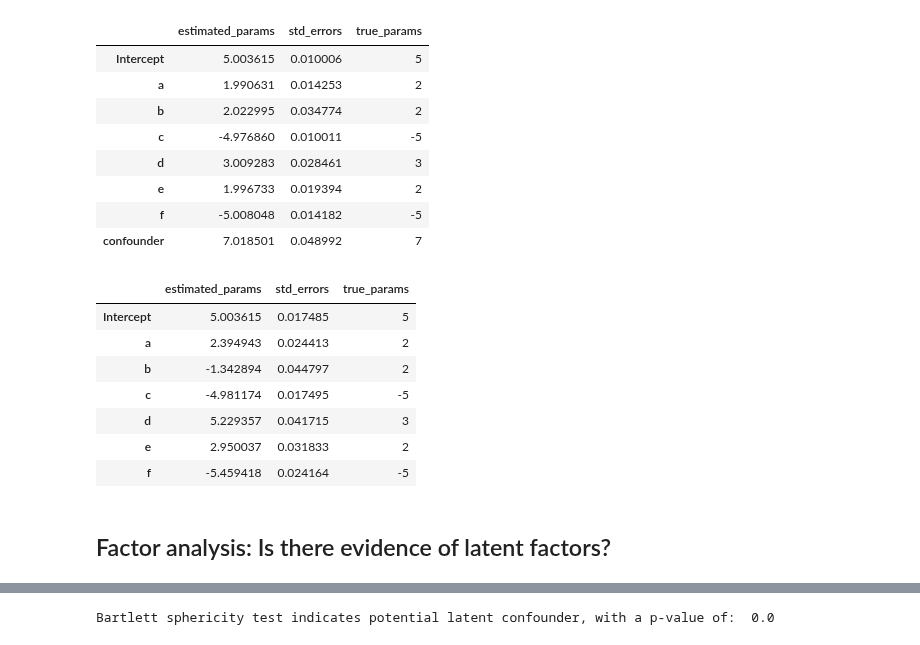
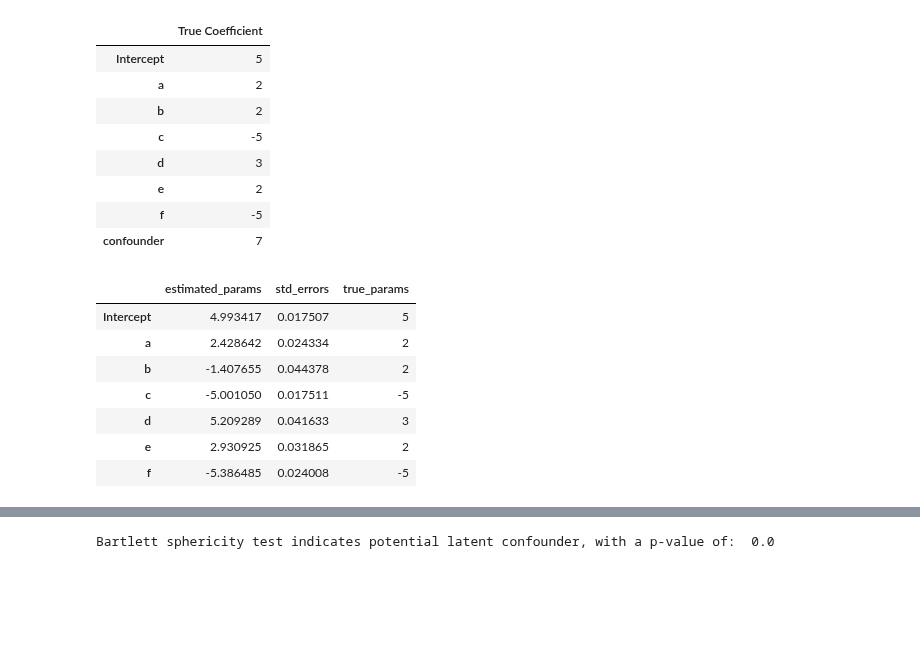
Before and after one commit to hassan-obeid/tr_b_causal_2020, a Jupyter notebook: notebooks/working/investigating_deconfounder.ipynb, the cells around one changed output, grey strips where cells are left out. Cells and saved outputs as stored; diff of their text form; code cells hidden in the pictures; blank space fills up the shorter version.

```diff
--- a/notebooks/working/investigating_deconfounder.ipynb
+++ b/notebooks/working/investigating_deconfounder.ipynb
@@ -130,11 +147,13 @@ df = (df[X_columns] - df[X_columns].mean())/df[X_columns].std()
 
 # df['confounder'] = confounder - confounder.mean()/confounder.std()
 
-y = 5 + 2*df['a'] + 2*df['b'] - 5*df['c'] + 3*df['d'] + 2*df['e'] - 5*df['f'] + 7*df['confounder'] + np.random.normal(loc=0,scale=1,size=sample_size)
+y = (5 + 2*df['a'] + 2*df['b'] - 5*df['c'] +
+     3*df['d'] + 2*df['e'] - 5*df['f'] + 7*df['confounder']
+     + np.random.normal(loc=0,scale=1,size=sample_size))
 
 df['y'] = y
 
-# coeffs_true = [5,2,2,-5,3,2,-5,7]
+coeffs_true = [5,2,2,-5,3,2,-5,7]
 
 # plt.hist(confounder, bins = 50)
 
@@ -157,22 +178,22 @@ df.head()
 # %%
 model_full = smf.ols("y ~ a+b+c+d+e+f + confounder", data=df)
 results_full = model_full.fit()
 results_df_full = pd.DataFrame(results_full.params, columns = ['estimated_params'])
 results_df_full['std_errors'] = results_full.bse
-results_df_full['true_params'] = coeffs_true
-results_df_full
+results_df_full['True Coefficient'] = coeffs_true
+results_df_full[['True Coefficient']]
 # %% [output]
-|  | estimated_params | std_errors | true_params |
-| Intercept | 5.003615 | 0.010006 | 5 |
-| a | 1.990631 | 0.014253 | 2 |
-| b | 2.022995 | 0.034774 | 2 |
-| c | -4.976860 | 0.010011 | -5 |
-| d | 3.009283 | 0.028461 | 3 |
-| e | 1.996733 | 0.019394 | 2 |
-| f | -5.008048 | 0.014182 | -5 |
-| confounder | 7.018501 | 0.048992 | 7 |
+|  | True Coefficient |
+| Intercept | 5 |
+| a | 2 |
+| b | 2 |
+| c | -5 |
+| d | 3 |
+| e | 2 |
+| f | -5 |
+| confounder | 7 |
 # %%
-model_partial = smf.ols("y ~ a+b+c+d+e+f ", data=df)
+model_partial = smf.ols("y ~ a+b+c+d+e+f ", data=df) ## Ommit the confounder from OLS
 results_partial = model_partial.fit()
 results_df_partial = pd.DataFrame(results_partial.params, columns = ['estimated_params'])
 results_df_partial['std_errors'] = results_partial.bse
@@ -180,12 +201,10 @@ results_df_partial['true_params'] = coeffs_true[:-1]
 results_df_partial
 # %% [output]
 |  | estimated_params | std_errors | true_params |
-| Intercept | 5.003615 | 0.017485 | 5 |
-| a | 2.394943 | 0.024413 | 2 |
-| b | -1.342894 | 0.044797 | 2 |
-| c | -4.981174 | 0.017495 | -5 |
-| d | 5.229357 | 0.041715 | 3 |
-| e | 2.950037 | 0.031833 | 2 |
-| f | -5.459418 | 0.024164 | -5 |
+| Intercept | 4.993417 | 0.017507 | 5 |
+| a | 2.428642 | 0.024334 | 2 |
+| b | -1.407655 | 0.044378 | 2 |
+| c | -5.001050 | 0.017511 | -5 |
+| d | 5.209289 | 0.041633 | 3 |
+| e | 2.930925 | 0.031865 | 2 |
+| f | -5.386485 | 0.024008 | -5 |
-# %% [markdown]
-## Factor analysis: Is there evidence of latent factors?
```
Also changed, not shown: parts of 51 cells of this notebook, 5 other files.
